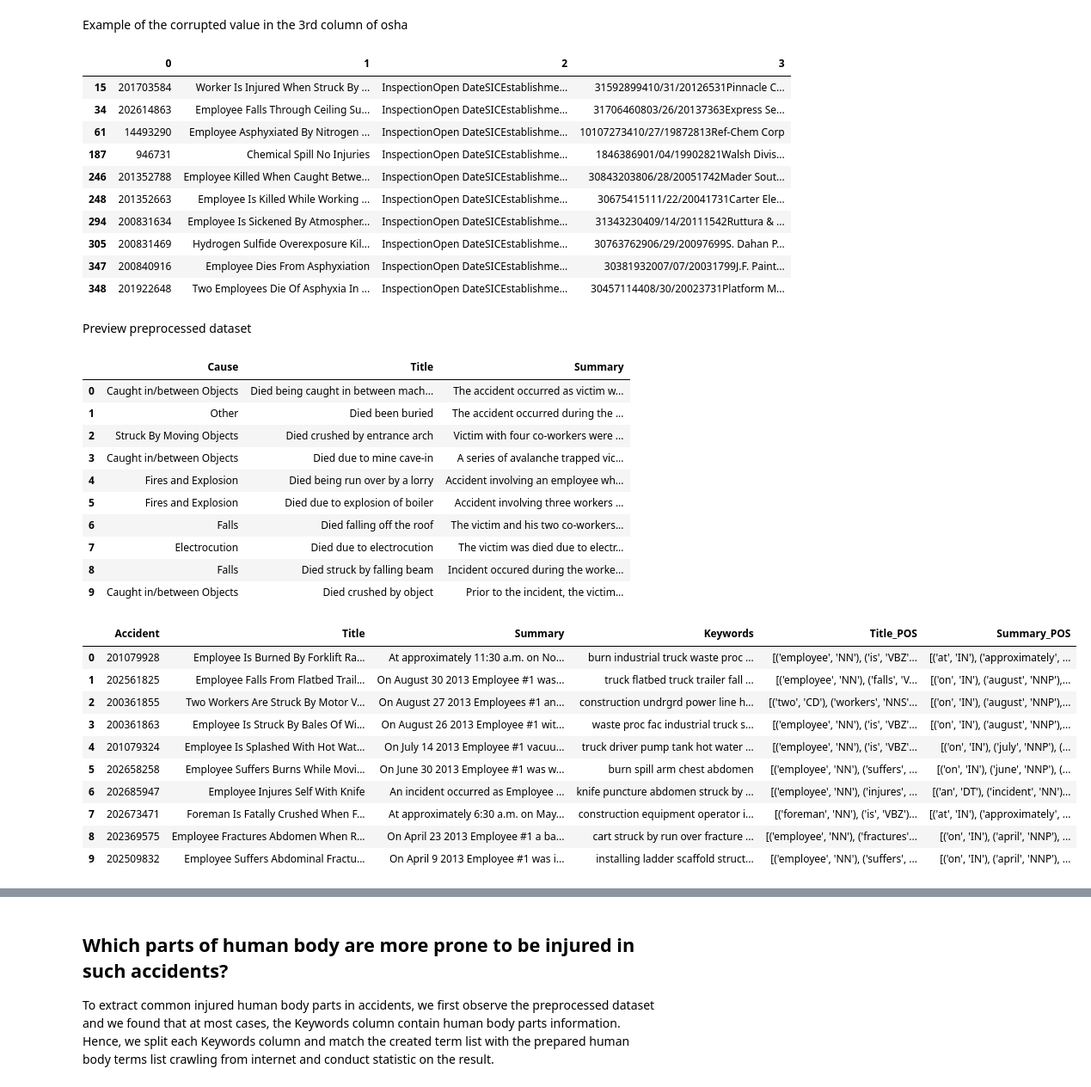
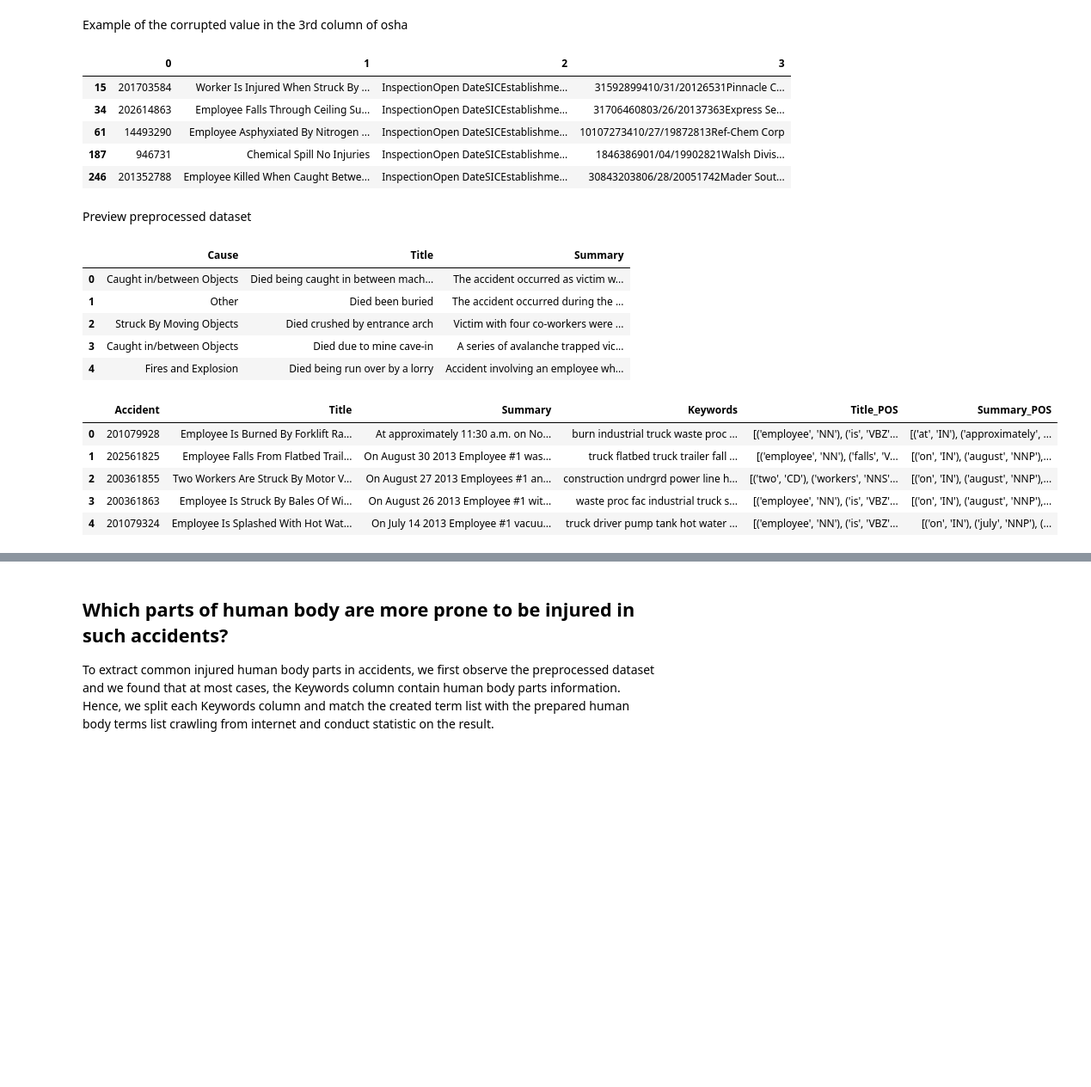
Before and after one commit to mikelkl/learning-artificial-intelligence, a Jupyter notebook: natural-language-processing/text-mining/classification_and_information_extraction_for_construction_accidents.ipynb, the cells around one changed output, grey strips where cells are left out. Shown at 86% size. Cells and saved outputs as stored; diff of their text form; code cells hidden in the pictures; blank space fills up the shorter version.

```diff
--- a/natural-language-processing/text-mining/classification_and_information_extraction_for_construction_accidents.ipynb
+++ b/natural-language-processing/text-mining/classification_and_information_extraction_for_construction_accidents.ipynb
@@ -106,7 +91,7 @@ osha[osha[1]==" Electric Shock "].head(10)
 # %% [markdown]
 Example of the corrupted value in the 3rd column of osha
 # %%
-osha[osha[2]=="InspectionOpen DateSICEstablishment Name"].head(10)
+osha[osha[2]=="InspectionOpen DateSICEstablishment Name"].head(5)
 # %% [output]
 |  | 0 | 1 | 2 | 3 |
 | 15 | 201703584 | Worker Is Injured When Struck By ... | InspectionOpen DateSICEstablishme... | 31592899410/31/20126531Pinnacle C... |
@@ -114,11 +99,6 @@ osha[osha[2]=="InspectionOpen DateSICEstablishment Name"].head(10)
 | 61 | 14493290 | Employee Asphyxiated By Nitrogen ... | InspectionOpen DateSICEstablishme... | 10107273410/27/19872813Ref-Chem Corp |
 | 187 | 946731 | Chemical Spill No Injuries | InspectionOpen DateSICEstablishme... | 1846386901/04/19902821Walsh Divis... |
 | 246 | 201352788 | Employee Killed When Caught Betwe... | InspectionOpen DateSICEstablishme... | 30843203806/28/20051742Mader Sout... |
-| 248 | 201352663 | Employee Is Killed While Working ... | InspectionOpen DateSICEstablishme... | 30675415111/22/20041731Carter Ele... |
-| 294 | 200831634 | Employee Is Sickened By Atmospher... | InspectionOpen DateSICEstablishme... | 31343230409/14/20111542Ruttura & ... |
-| 305 | 200831469 | Hydrogen Sulfide Overexposure Kil... | InspectionOpen DateSICEstablishme... | 30763762906/29/20097699S. Dahan P... |
-| 347 | 200840916 | Employee Dies From Asphyxiation | InspectionOpen DateSICEstablishme... | 30381932007/07/20031799J.F. Paint... |
-| 348 | 201922648 | Two Employees Die Of Asphyxia In ... | InspectionOpen DateSICEstablishme... | 30457114408/30/20023731Platform M... |
 # %%
 # standardized dataframe header
 msia.columns = [name.split()[0] for name in msia.columns]
@@ -176,7 +156,7 @@ Preview preprocessed dataset
 # %%
 msia = pd.read_csv('data/MsiaAccidentCases_cleaned.csv')
 osha = pd.read_csv('data/osha_cleaned_pos.csv')
-msia.head(10)
+msia.head(5)
 # %% [output]
 |  | Cause | Title | Summary |
 | 0 | Caught in/between Objects | Died being caught in between mach... | The accident occurred as victim w... |
@@ -184,22 +164,12 @@ msia.head(10)
 | 2 | Struck By Moving Objects | Died crushed by entrance arch | Victim with four co-workers were ... |
 | 3 | Caught in/between Objects | Died due to mine cave-in | A series of avalanche trapped vic... |
 | 4 | Fires and Explosion | Died being run over by a lorry | Accident involving an employee wh... |
-| 5 | Fires and Explosion | Died due to explosion of boiler | Accident involving three workers ... |
-| 6 | Falls | Died falling off the roof | The victim and his two co-workers... |
-| 7 | Electrocution | Died due to electrocution | The victim was died due to electr... |
-| 8 | Falls | Died struck by falling beam | Incident occured during the worke... |
-| 9 | Caught in/between Objects | Died crushed by object | Prior to the incident, the victim... |
 # %%
-osha.head(10)
+osha.head(5)
 # %% [output]
 |  | Accident | Title | Summary | Keywords | Title_POS | Summary_POS |
 | 0 | 201079928 | Employee Is Burned By Forklift Ra... | At approximately 11:30 a.m. on No... | burn industrial truck waste proc ... | [('employee', 'NN'), ('is', 'VBZ'... | [('at', 'IN'), ('approximately', ... |
 | 1 | 202561825 | Employee Falls From Flatbed Trail... | On August 30 2013 Employee #1 was... | truck flatbed truck trailer fall ... | [('employee', 'NN'), ('falls', 'V... | [('on', 'IN'), ('august', 'NNP'),... |
 | 2 | 200361855 | Two Workers Are Struck By Motor V... | On August 27 2013 Employees #1 an... | construction undrgrd power line h... | [('two', 'CD'), ('workers', 'NNS'... | [('on', 'IN'), ('august', 'NNP'),... |
 | 3 | 200361863 | Employee Is Struck By Bales Of Wi... | On August 26 2013 Employee #1 wit... | waste proc fac industrial truck s... | [('employee', 'NN'), ('is', 'VBZ'... | [('on', 'IN'), ('august', 'NNP'),... |
 | 4 | 201079324 | Employee Is Splashed With Hot Wat... | On July 14 2013 Employee #1 vacuu... | truck driver pump tank hot water ... | [('employee', 'NN'), ('is', 'VBZ'... | [('on', 'IN'), ('july', 'NNP'), (... |
-| 5 | 202658258 | Employee Suffers Burns While Movi... | On June 30 2013 Employee #1 was w... | burn spill arm chest abdomen | [('employee', 'NN'), ('suffers', ... | [('on', 'IN'), ('june', 'NNP'), (... |
-| 6 | 202685947 | Employee Injures Self With Knife | An incident occurred as Employee ... | knife puncture abdomen struck by ... | [('employee', 'NN'), ('injures', ... | [('an', 'DT'), ('incident', 'NN')... |
-| 7 | 202673471 | Foreman Is Fatally Crushed When F... | At approximately 6:30 a.m. on May... | construction equipment operator i... | [('foreman', 'NN'), ('is', 'VBZ')... | [('at', 'IN'), ('approximately', ... |
-| 8 | 202369575 | Employee Fractures Abdomen When R... | On April 23 2013 Employee #1 a ba... | cart struck by run over fracture ... | [('employee', 'NN'), ('fractures'... | [('on', 'IN'), ('april', 'NNP'), ... |
-| 9 | 202509832 | Employee Suffers Abdominal Fractu... | On April 9 2013 Employee #1 was i... | installing ladder scaffold struct... | [('employee', 'NN'), ('suffers', ... | [('on', 'IN'), ('april', 'NNP'), ... |
```
Also changed, not shown: parts of 6 cells of this notebook.
